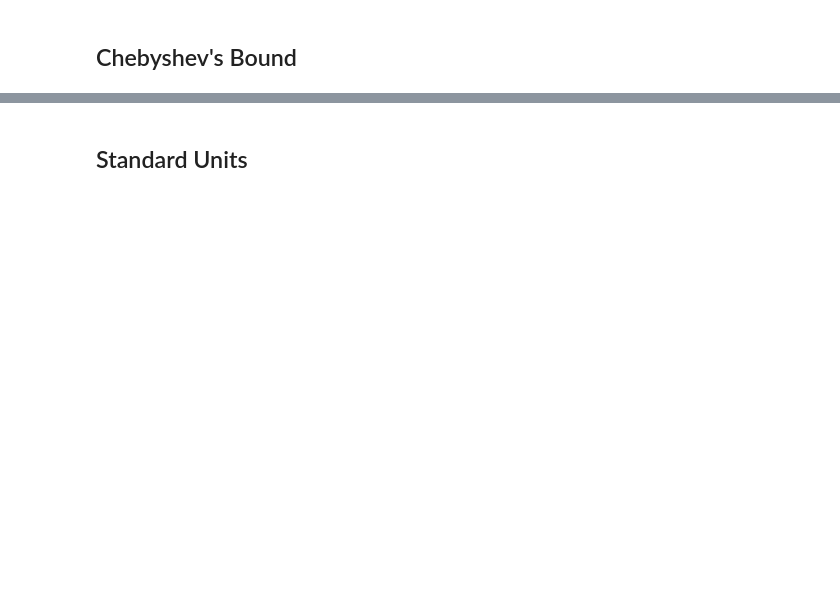
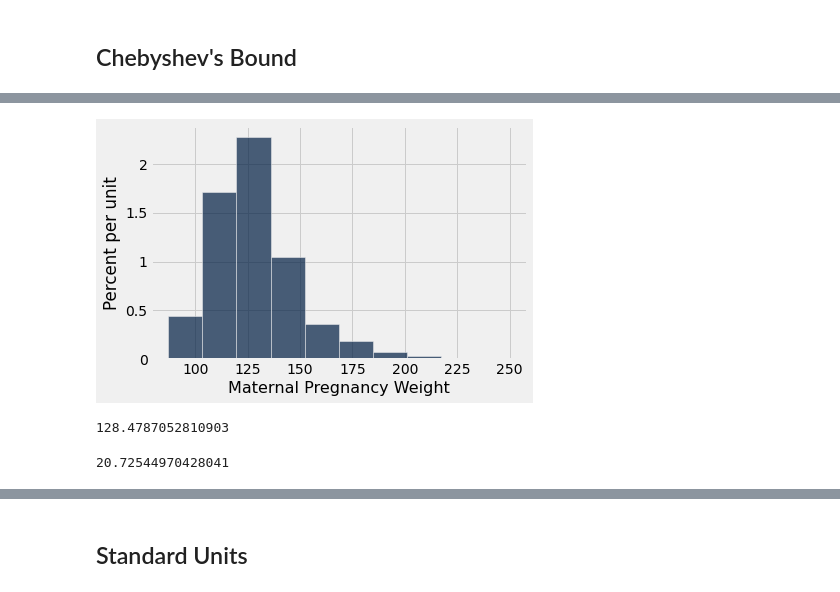
Before and after one commit to AUP-CS2065/lecture, a Jupyter notebook: lec10.ipynb, the cells around one changed output, grey strips where cells are left out. Saved outputs shown, nothing was run; the diff lists cells and outputs as text; code cells hidden in the pictures; blank space fills up the shorter version.

```diff
--- a/lec10.ipynb
+++ b/lec10.ipynb
@@ -74,5 +132,15 @@ births.show(3)
 # %%
-births.hist(overlay = False)
+births.select(4).hist()
+# %% [output]
+[figure, added]
+# %%
+np.average(births.column(4))
+# %% [output]
+128.4787052810903
+# %%
+np.std(births.column(4))
+# %% [output]
+20.72544970428041
 # %%
 mpw = births.column('Maternal Pregnancy Weight')
 mean = np.mean(mpw)
```
Also changed, not shown: parts of 95 cells of this notebook.
